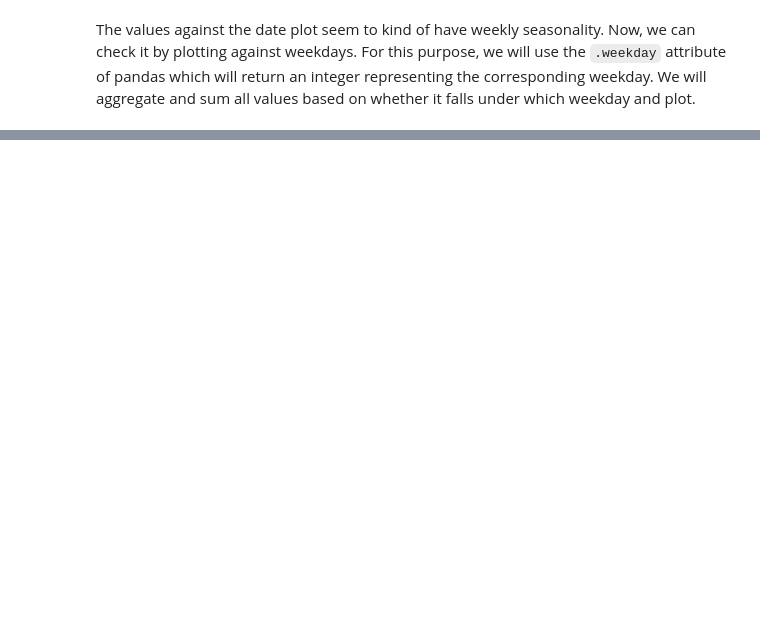
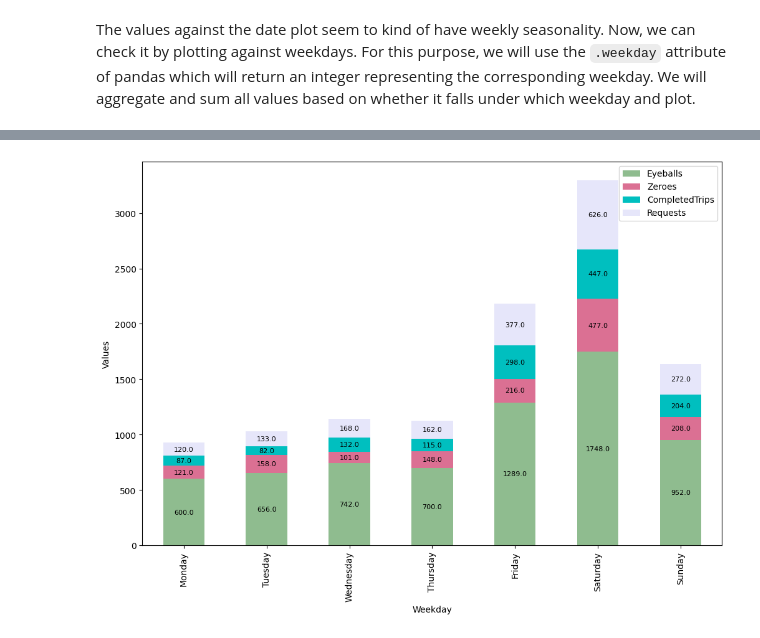
Before and after one commit to manujsinghwal/insights-from-uber-supply-and-demand-data, a Jupyter notebook: insights_from_uber_supply_and_demand_data.ipynb, the cells around one changed output, grey strips where cells are left out. Saved outputs shown, nothing was run; the diff lists cells and outputs as text; code cells hidden in the pictures; blank space fills up the shorter version.

```diff
--- a/insights_from_uber_supply_and_demand_data.ipynb
+++ b/insights_from_uber_supply_and_demand_data.ipynb
@@ -185,0 +173,32 @@ df
+# %%
+# Adding a new column for Weekday
+df['Weekday'] = df['Timestamp'].dt.weekday
+
+df_weekday = (
+    df[['Weekday', 'Eyeballs', 'Zeroes', 'CompletedTrips', 'Requests']]
+    .groupby('Weekday')
+    .sum()
+    .reset_index()
+)
+
+day_of_week={0:'Monday', 1:'Tuesday', 2:'Wednesday', 3:'Thursday', 4:'Friday', 5:'Saturday', 6:'Sunday'}
+df_weekday['Weekday'] = df_weekday['Weekday'].map(day_of_week)
+
+ax2 = df_weekday.plot(kind='bar', stacked=True, x='Weekday', color=color_pallete)
+
+# Annotating on the bars
+for c in ax2.containers:
+    # If the segment is small or 0, we can customize the labels
+    labels = []
+    for v in c:
+        if v.get_height() > 40:
+            labels.append(v.get_height())
+        else:
+            labels.append('')
+
+    ax2.bar_label(c, labels=labels, label_type='center', fontsize=8)
+
+plt.ylabel("Values")
+plt.show()
+# %% [output]
+[figure, added]
```
Also changed, not shown: parts of 16 cells of this notebook.
